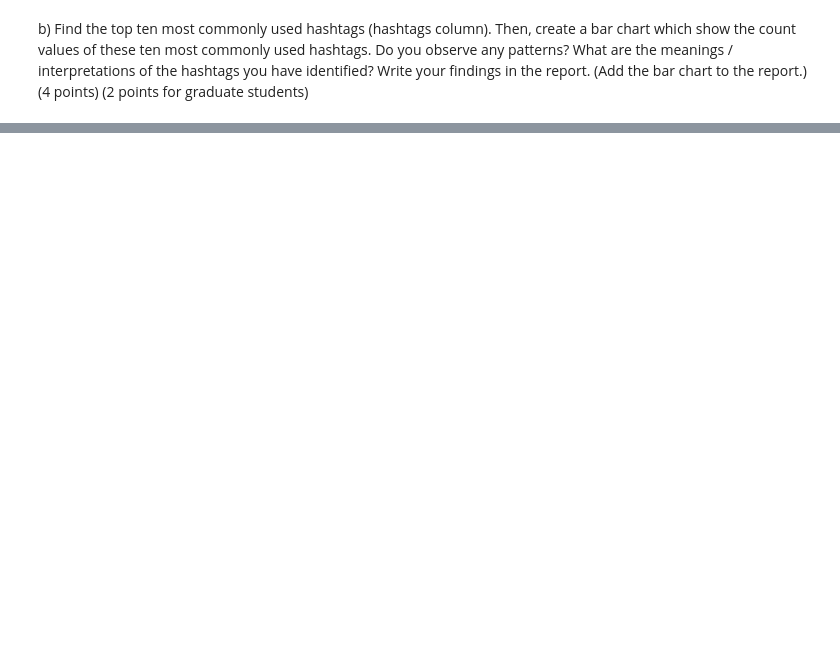
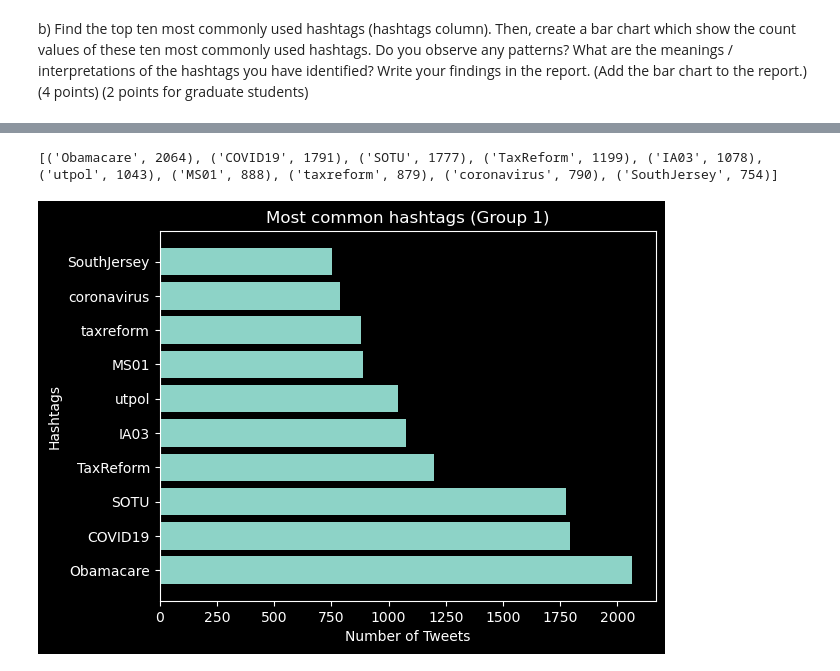
Before and after one commit to justinjli2004-sketch/spring2026, a Jupyter notebook: miniproject/Project_Code.ipynb, the cells around one changed output, grey strips where cells are left out. Drawn from its saved outputs; the diff is of its cells as text; code cells hidden in the pictures; blank space fills up the shorter version.

```diff
--- a/miniproject/Project_Code.ipynb
+++ b/miniproject/Project_Code.ipynb
@@ -80,0 +149,22 @@ print(a)
+# %%
+group1 = tweet_data[(tweet_data['dim1_nominate'] > 0) & tweet_data['dim2_nominate'] > 0]
+group2 = tweet_data[(tweet_data['dim1_nominate'] > 0) & tweet_data['dim2_nominate'] <= 0]
+group3 = tweet_data[(tweet_data['dim1_nominate'] <= 0) & tweet_data['dim2_nominate'] > 0]
+group4 = tweet_data[(tweet_data['dim1_nominate'] <= 0) & tweet_data['dim2_nominate'] <= 0]
+# %%
+#Group 1 Bargraph: Dim 1 (0 to 1), Dim 2 (0 to 1)
+a = Counter(group1['hashtags']).most_common(10)
+print(a)
+hashtags = list()
+hastagnums = list()
+for h in a:
+    hashtags.append(h[0])
+    hastagnums.append(h[1])
+n = plt.barh(hashtags, hastagnums)
+plt.title('Most common hashtags (Group 1)')
+plt.xlabel('Number of Tweets')
+plt.ylabel('Hashtags')
+plt.show()
+# %% [output]
+[('Obamacare', 2064), ('COVID19', 1791), ('SOTU', 1777), ('TaxReform', 1199), ('IA03', 1078), ('utpol', 1043), ('MS01', 888), ('taxreform', 879), ('coronavirus', 790), ('SouthJersey', 754)]
+[figure, added]
```
Also changed, not shown: parts of 11 cells of this notebook.
